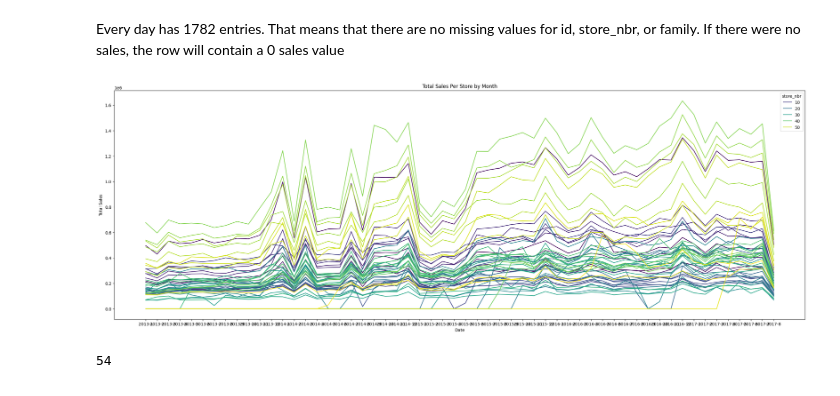
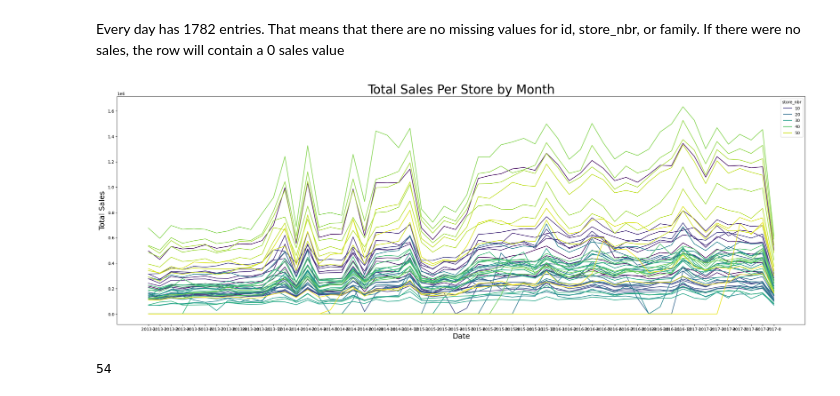
Before and after one commit to coryleroy1/Store-Sales, a Jupyter notebook: code/01_data_exploration_CL.ipynb, the cells around one changed output. Cells and saved outputs as stored; diff of their text form; code cells hidden in the pictures.

```diff
--- a/code/01_data_exploration_CL.ipynb
+++ b/code/01_data_exploration_CL.ipynb
@@ -175,13 +180,13 @@ Every day has 1782 entries. That means that there are no missing values for id,
 # %%
 plt.figure(figsize=(30, 10))
 #plt.plot(df_monthly_sales['year'].astype(str)+'-'+df_monthly_sales['month'].astype(str) , df_monthly_sales['sales'], marker='o', color='year')
 sns.lineplot(x=df_monthly_sales_by_store['year'].astype(str)+'-'+df_monthly_sales_by_store['month'].astype(str), y='sales', hue='store_nbr', data=df_monthly_sales_by_store, palette='viridis')
-plt.xlabel('Date')
-plt.ylabel('Total Sales')
-plt.title('Total Sales Per Store by Month')
+plt.xlabel('Date', fontsize=18)
+plt.ylabel('Total Sales', fontsize=18)
+plt.title('Total Sales Per Store by Month', fontsize=30)
 plt.show()
 # %% [output]
-[figure, old version]
+[figure, new version]
 # %%
 #check for stores and categories with 0 sales. remove those rows.
 #certain stores wont have opened in 2013 and certain store probably dont sell certain items?? bad assumption?
```
Also changed, not shown: parts of 7 cells of this notebook.
